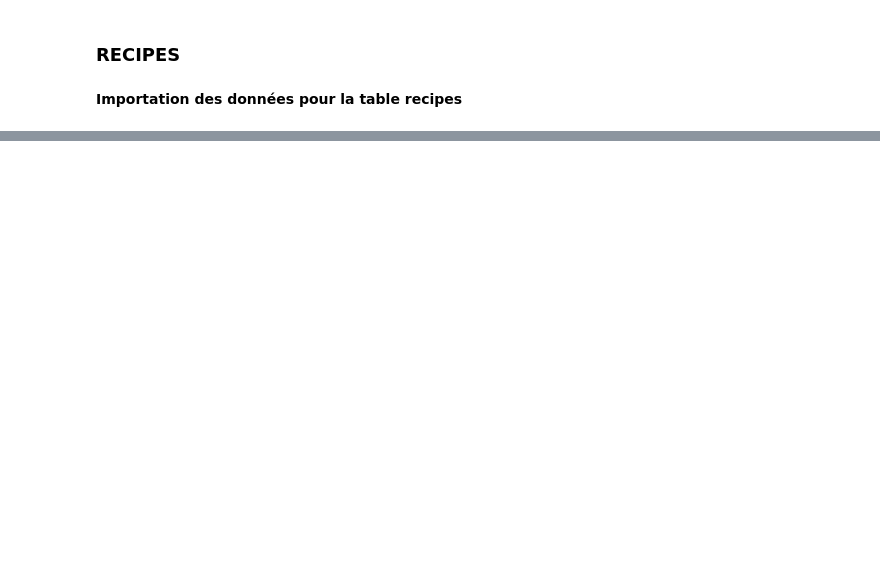
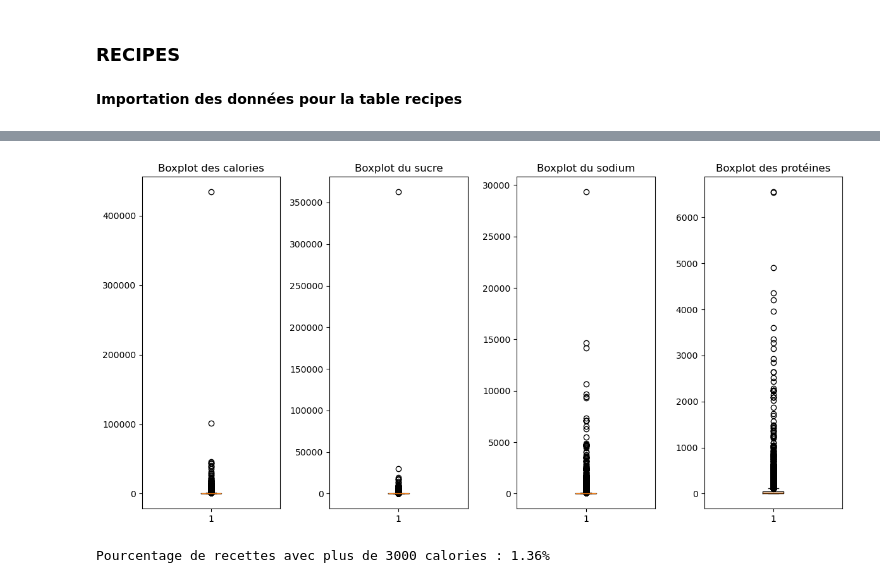
Before and after one commit to DjNaGuRo/MangeTaMain, a Jupyter notebook: notebooks/data_cleaning.ipynb, the cells around one changed output, grey strips where cells are left out. Drawn from its saved outputs; the diff is of its cells as text; code cells hidden in the pictures; blank space fills up the shorter version.

Commit message:
clean les datasets, mise en forme des fonctions, extractions des csv

```diff
--- a/notebooks/data_cleaning.ipynb
+++ b/notebooks/data_cleaning.ipynb
@@ -48,0 +317,4 @@ data_recipes.head()
+# %%
+# Suppression des recettes nécessitant plus de 1 mois de préparation
+data_recipes_cleaned = data_recipes[data_recipes['minutes'] <= 43200].copy()
+print("Nombre de recettes après suppression des recettes longues :", data_recipes_cleaned.shape[0])
@@ -48,0 +323,8 @@ data_recipes.head()
+# %%
+## Nutrition score processing
+
+data_recipes_cleaned[['calories','total_fat','sugar','sodium','protein','saturated_fat','carbohydrates']] = data_recipes_cleaned.nutrition.str.split(",",expand=True)
+data_recipes_cleaned['calories'] = data_recipes_cleaned['calories'].apply(lambda x: x.replace('[',''))
+data_recipes_cleaned['carbohydrates'] = data_recipes_cleaned['carbohydrates'].apply(lambda x: x.replace(']',''))
+
+data_recipes_cleaned.head()
@@ -48,0 +358,5 @@ data_recipes.head()
+# %%
+# conversion des colonnes nutrition de 'object' à 'float'
+nutrition_cols = ['calories','total_fat','sugar','sodium','protein','saturated_fat','carbohydrates']
+data_recipes_cleaned[nutrition_cols] = data_recipes_cleaned[nutrition_cols].astype(float)
+data_recipes_cleaned.info()
@@ -48,0 +381,26 @@ data_recipes.head()
+# %%
+#boxplot de calories, sugar, sodium, protein
+plt.figure(figsize=(12, 6))
+plt.subplot(1, 4, 1)
+plt.boxplot(data_recipes_cleaned["calories"])
+plt.title("Boxplot des calories")
+plt.subplot(1, 4, 2)
+plt.boxplot(data_recipes_cleaned["sugar"])
+plt.title("Boxplot du sucre")
+plt.subplot(1, 4, 3)
+plt.boxplot(data_recipes_cleaned["sodium"])
+plt.title("Boxplot du sodium")
+plt.subplot(1, 4, 4)
+plt.boxplot(data_recipes_cleaned["protein"])
+plt.title("Boxplot des protéines")
+plt.tight_layout()
+plt.show()
+# %% [output]
+[figure, added]
+# %%
+#% de recettes avec calories > 3000
+high_calorie_recipes = data_recipes_cleaned[data_recipes_cleaned['calories'] > 3000]
+high_calorie_percentage = (high_calorie_recipes.shape[0] / data_recipes_cleaned.shape[0]) * 100
+print(f"Pourcentage de recettes avec plus de 3000 calories : {high_calorie_percentage:.2f}%")
+# %% [output]
+Pourcentage de recettes avec plus de 3000 calories : 1.36%
```
Also changed, not shown: parts of 47 cells of this notebook, 6 other files.
